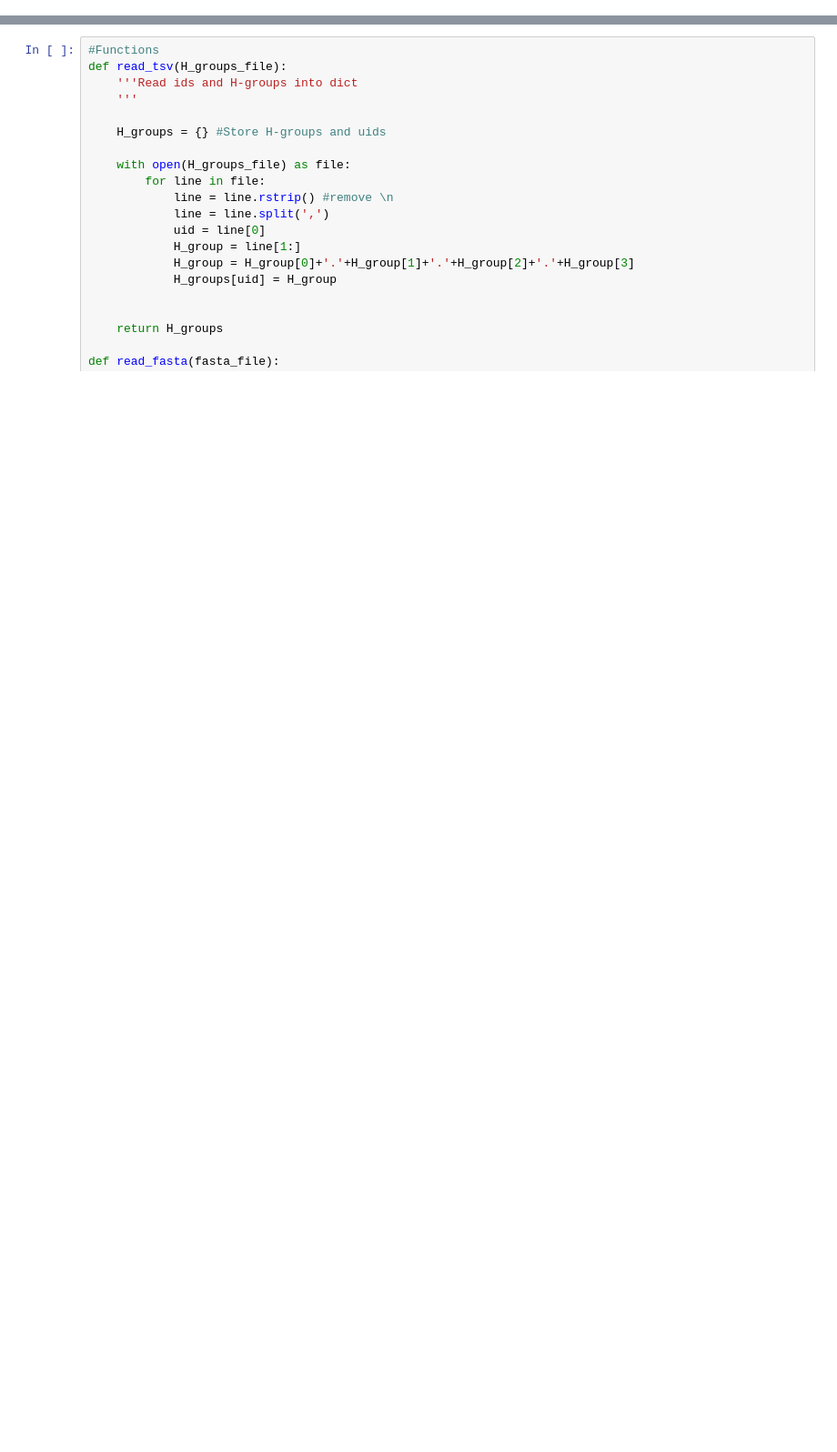
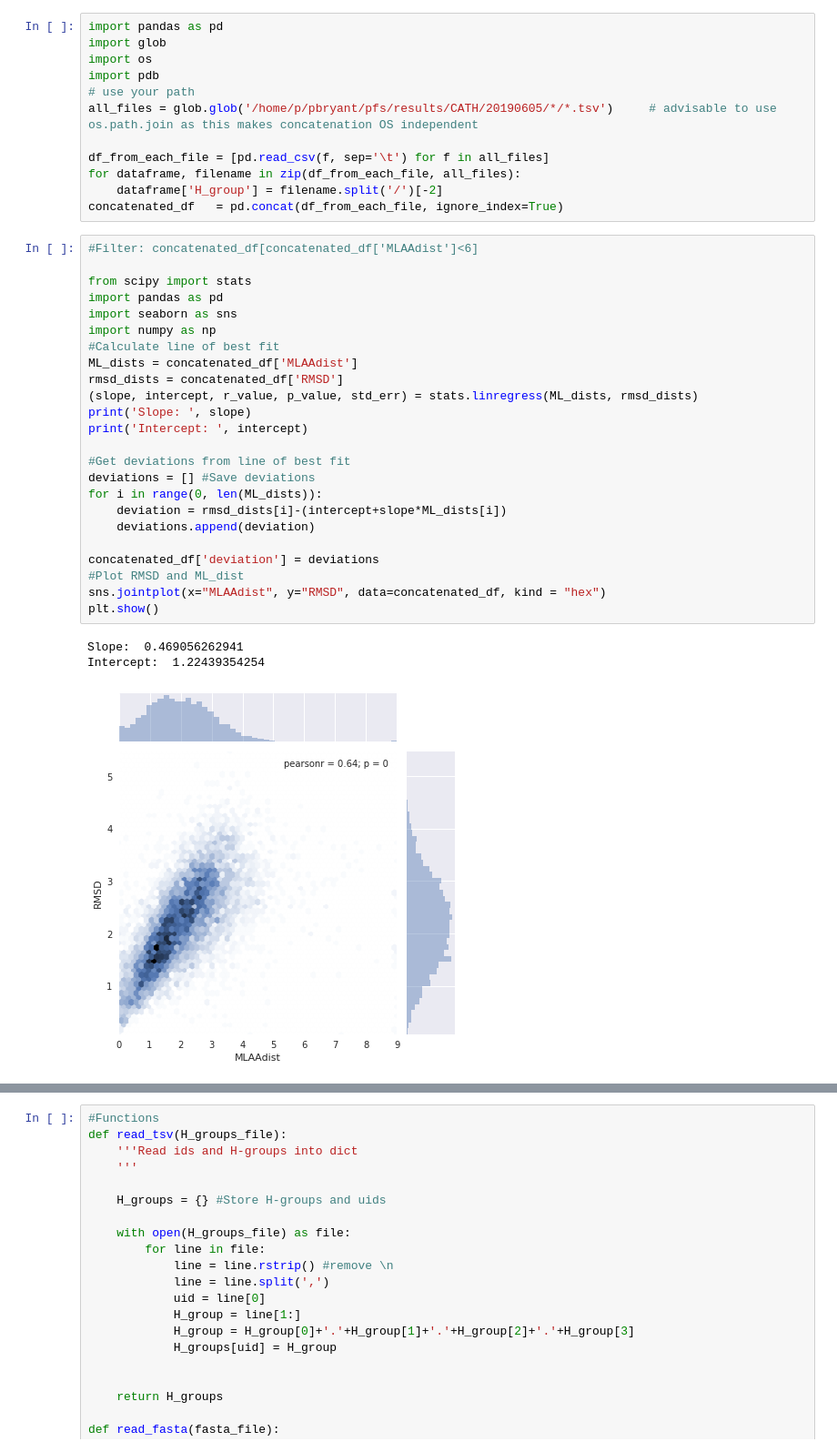
Before and after one commit to patrickbryant1/basic_scilife_scripts, a Jupyter notebook: visual/visual_notebook.ipynb, the cells around one changed output, grey strips where cells are left out. Shown at 91% size. Cells and saved outputs as stored; diff of their text form; blank space fills up the shorter version.

```diff
--- a/visual/visual_notebook.ipynb
+++ b/visual/visual_notebook.ipynb
@@ -0,0 +1,40 @@
+# %%
+import pandas as pd
+import glob
+import os
+import pdb
+# use your path
+all_files = glob.glob('/home/p/pbryant/pfs/results/CATH/20190605/*/*.tsv')     # advisable to use os.path.join as this makes concatenation OS independent
+
+df_from_each_file = [pd.read_csv(f, sep='\t') for f in all_files]
+for dataframe, filename in zip(df_from_each_file, all_files):
+    dataframe['H_group'] = filename.split('/')[-2]
+concatenated_df   = pd.concat(df_from_each_file, ignore_index=True)
+# %%
+#Filter: concatenated_df[concatenated_df['MLAAdist']<6]
+
+from scipy import stats
+import pandas as pd
+import seaborn as sns
+import numpy as np
+#Calculate line of best fit
+ML_dists = concatenated_df['MLAAdist']
+rmsd_dists = concatenated_df['RMSD']
+(slope, intercept, r_value, p_value, std_err) = stats.linregress(ML_dists, rmsd_dists)
+print('Slope: ', slope)
+print('Intercept: ', intercept)
+
+#Get deviations from line of best fit
+deviations = [] #Save deviations
+for i in range(0, len(ML_dists)):
+    deviation = rmsd_dists[i]-(intercept+slope*ML_dists[i])
+    deviations.append(deviation)
+
+concatenated_df['deviation'] = deviations
+#Plot RMSD and ML_dist
+sns.jointplot(x="MLAAdist", y="RMSD", data=concatenated_df, kind = "hex")
+plt.show()
+# %% [output]
+Slope:  0.469056262941
+Intercept:  1.22439354254
+[figure, added]
```
Also changed, not shown: parts of 3 cells of this notebook, 2 other files.
